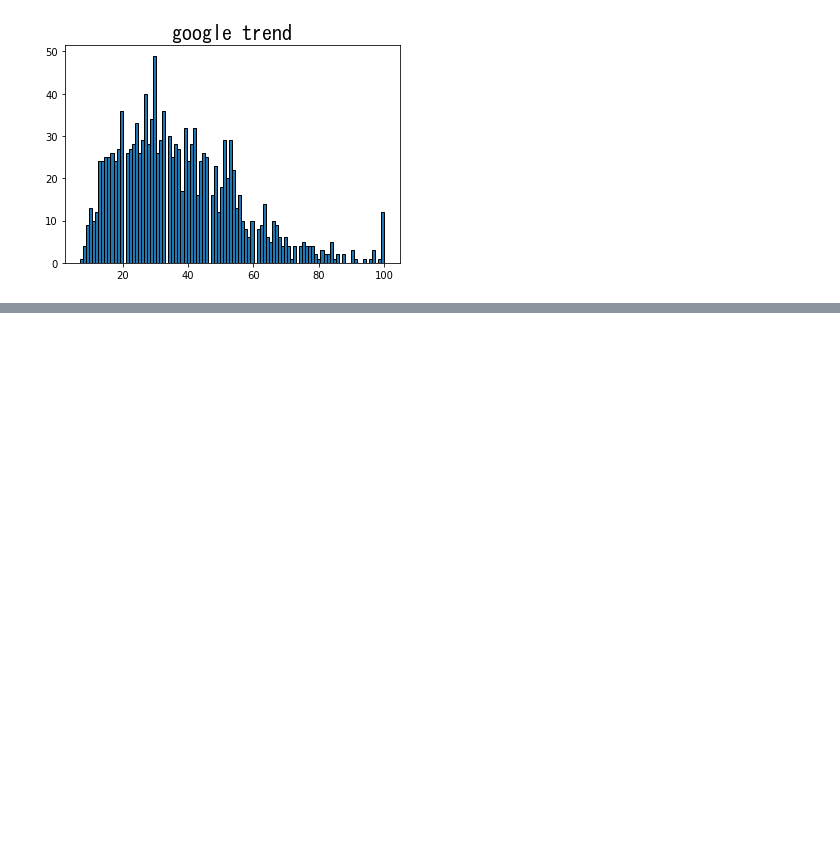
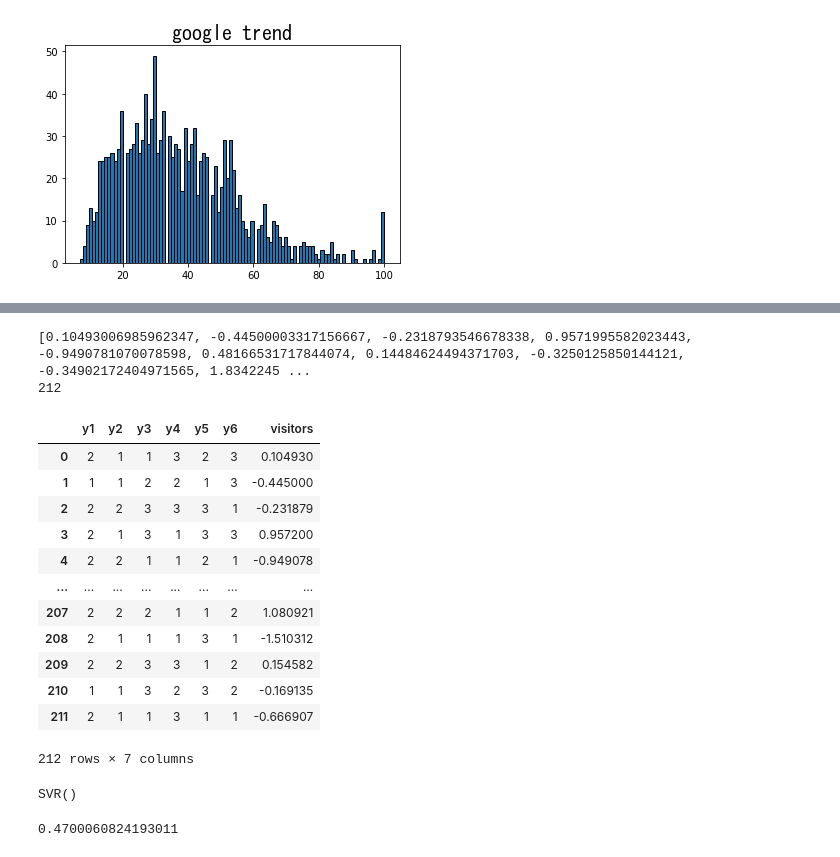
Before and after one commit to kkaishu/sotuken2021, a Jupyter notebook: 卒研_周辺化準備.ipynb, the cells around one changed output, grey strips where cells are left out. Saved outputs shown, nothing was run; the diff lists cells and outputs as text; code cells hidden in the pictures; blank space fills up the shorter version.

```diff
--- a/卒研_周辺化準備.ipynb
+++ b/卒研_周辺化準備.ipynb
@@ -290,5 +311,6 @@ print(classification)
 # %%
 print(collections.Counter(classification))#先程と同様に種類とその数を出力
-print(set(classification))#リスト内の重複を削除
+cf=list(set(classification))
+print(cf)#リスト内の重複を削除
 print(len(set(classification)))#重複を削除後のデータ数を出力
 # %% [output]
@@ -297,0 +365,31 @@ Counter({'111210': 25, '112221': 22, '111100': 22, '111221': 20, '000201': 19, '
+# %%
+# all_team_kanseiについて、列judgeの値ごとに入場者の平均を求める。
+# 全cfデータごとに平均を求めてリストvisitorsに格納する。
+#観客動員数の値は後で変更可
+visitors=[]
+for i in cf:
+    visitors.append(all_team_kansei[all_team_kansei.judge==i].入場者数.mean())
+
+print(visitors)
+print(len(visitors))
+# %% [output]
+[0.10493006985962347, -0.44500003317156667, -0.2318793546678338, 0.9571995582023443, -0.9490781070078598, 0.48166531717844074, 0.14484624494371703, -0.3250125850144121, -0.34902172404971565, 1.8342245 ...
+212
+# %%
+#先程説明変数としてy1~y6としたデータと、観客動員数の平均visitorsをdataframeにする。
+all_team_judge=pd.DataFrame(list(zip(y1,y2,y3,y4,y5,y6,visitors)),columns=["y1","y2","y3","y4","y5","y6","visitors"])
+all_team_judge
+# %% [output]
+|  | y1 | y2 | y3 | y4 | y5 | y6 | visitors |
+| 0 | 2 | 1 | 1 | 3 | 2 | 3 | 0.104930 |
+| 1 | 1 | 1 | 2 | 2 | 1 | 3 | -0.445000 |
+| 2 | 2 | 2 | 3 | 3 | 3 | 1 | -0.231879 |
+| 3 | 2 | 1 | 3 | 1 | 3 | 3 | 0.957200 |
+| 4 | 2 | 2 | 1 | 1 | 2 | 1 | -0.949078 |
+| ... | ... | ... | ... | ... | ... | ... | ... |
+| 207 | 2 | 2 | 2 | 1 | 1 | 2 | 1.080921 |
+| 208 | 2 | 1 | 1 | 1 | 3 | 1 | -1.510312 |
+| 209 | 2 | 2 | 3 | 3 | 1 | 2 | 0.154582 |
+| 210 | 1 | 1 | 3 | 2 | 3 | 2 | -0.169135 |
+| 211 | 2 | 1 | 1 | 3 | 1 | 1 | -0.666907 |
+212 rows × 7 columns
@@ -297,0 +407,10 @@ Counter({'111210': 25, '112221': 22, '111100': 22, '111221': 20, '000201': 19, '
+# %%
+model=svm.SVR(kernel="rbf")
+model.fit(Y,visitors)
+# %% [output]
+SVR()
+# %%
+r2=model.score(Y,visitors)
+r2
+# %% [output]
+0.4700060824193011
```
Also changed, not shown: parts of 15 cells of this notebook.
